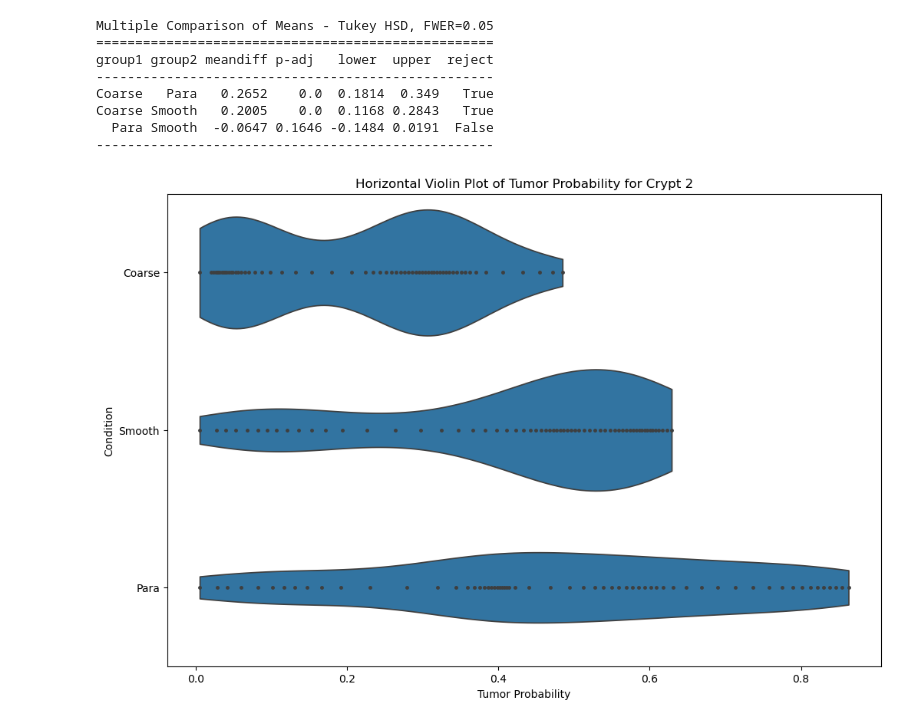
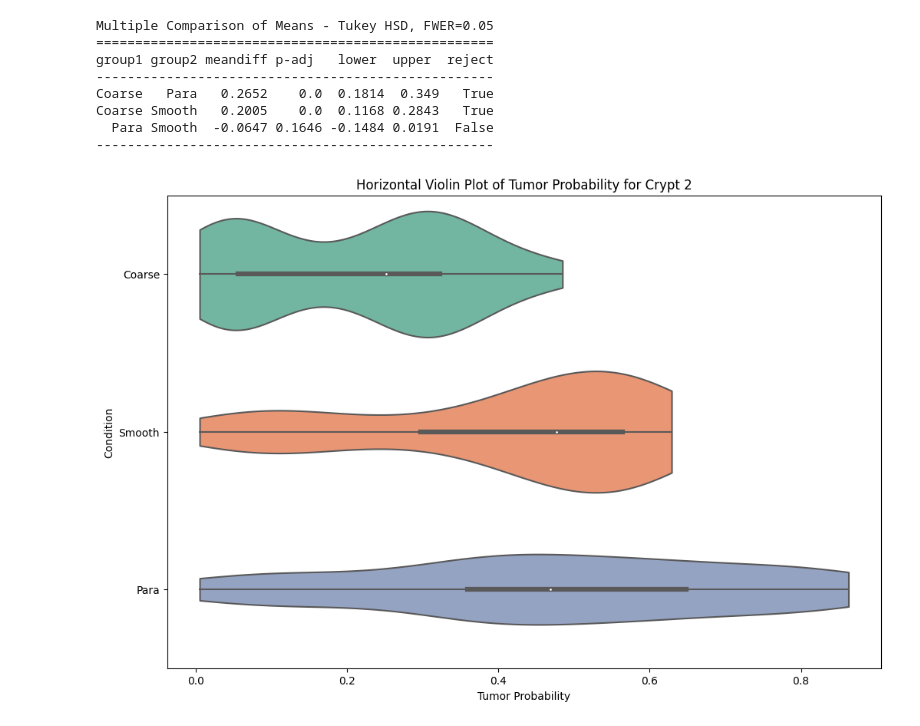
Before and after one commit to purusharths/thesis_archive, a Jupyter notebook: RandomFieldPlots/first_figure/crypt0.ipynb, the cells around one changed output. Cells and saved outputs as stored; diff of their text form; code cells hidden in the pictures.

Commit message:
more plot

```diff
--- a/RandomFieldPlots/first_figure/crypt0.ipynb
+++ b/RandomFieldPlots/first_figure/crypt0.ipynb
@@ -374,0 +486,42 @@ Successfully installed seaborn-0.13.0
+# %%
+data_set1 = [np.load("ic_epithelium/crypt0_test2_epi.npy"), c0[0][:50], c0[1][:50], c0[2][:50]]
+data_set2 = [np.load("ic_epithelium/crypt1_test1_epi.npy"), c1[0][:50], c1[1][:50], c1[2][:50]]
+data_set3 = [np.load("ic_epithelium/crypt2_test6_epi.npy"), c2coarse[:50], c2smooth[:50], c2para[:50]]
+
+
+# Create a box plot using seaborn
+df_set1 = pd.DataFrame({
+    'Set': data_set1[0],
+    'Label1': data_set1[1],
+    'Label2': data_set1[2],
+    'Label3': data_set1[3]
+})
+
+df_set2 = pd.DataFrame({
+    'Set': data_set2[0],
+    'Label1': data_set2[1],
+    'Label2': data_set2[2],
+    'Label3': data_set2[3]
+})
+
+df_set3 = pd.DataFrame({
+    'Set': data_set3[0],
+    'Label1': data_set3[1],
+    'Label2': data_set3[2],
+    'Label3': data_set3[3]
+})
+df_all = pd.concat([df_set1, df_set2, df_set3], ignore_index=True)
+
+# Create a box plot using seaborn
+sns.set(style="whitegrid")
+plt.figure(figsize=(10, 6))
+
+# Use the boxplot function
+# sns.boxplot(data=df_set1, color='skyblue', width=0.2)
+# sns.boxplot(data=df_set2, color='lightgreen', width=0.2, palette="Set2")
+sns.boxplot(data=df_all, color='lightcoral', width=0.2, palette="Set2")
+
+# Customize the plot as needed
+plt.title('Comparison of Datasets')
+plt.xlabel('Sets')
+plt.ylabel('Values')
@@ -435,15 +607,15 @@ Coarse Smooth   0.2005    0.0  0.1168 0.2843   True
 # %%
 df = pd.DataFrame({'Condition': ['Coarse'] * len(c2coarse) + ['Smooth'] * len(c2smooth) + ['Para'] * len(c2para),
                    'Tumor Probability': np.concatenate([c2coarse, c2smooth, c2para])})
 
 # Plot a horizontal violin plot
 plt.figure(figsize=(12, 8))
-sns.violinplot(x='Tumor Probability', y='Condition', data=df, inner='point', cut=0)
+sns.violinplot(x='Tumor Probability', y='Condition', data=df, inner='box', cut=0,  palette="Set2")
 plt.xlabel('Tumor Probability')
 plt.ylabel('Condition')
 plt.title('Horizontal Violin Plot of Tumor Probability for Crypt 2')
 plt.show()
 # %% [output]
-[figure, old version]
+[figure, new version]
 # %%
 sns.violinplot?
```
Also changed, not shown: parts of 21 cells of this notebook, 1 other file.
